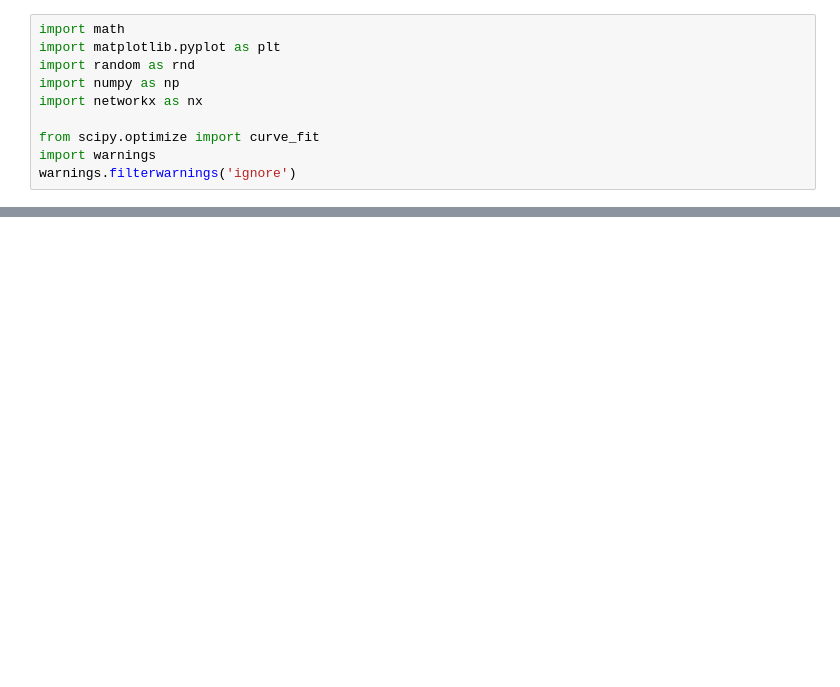
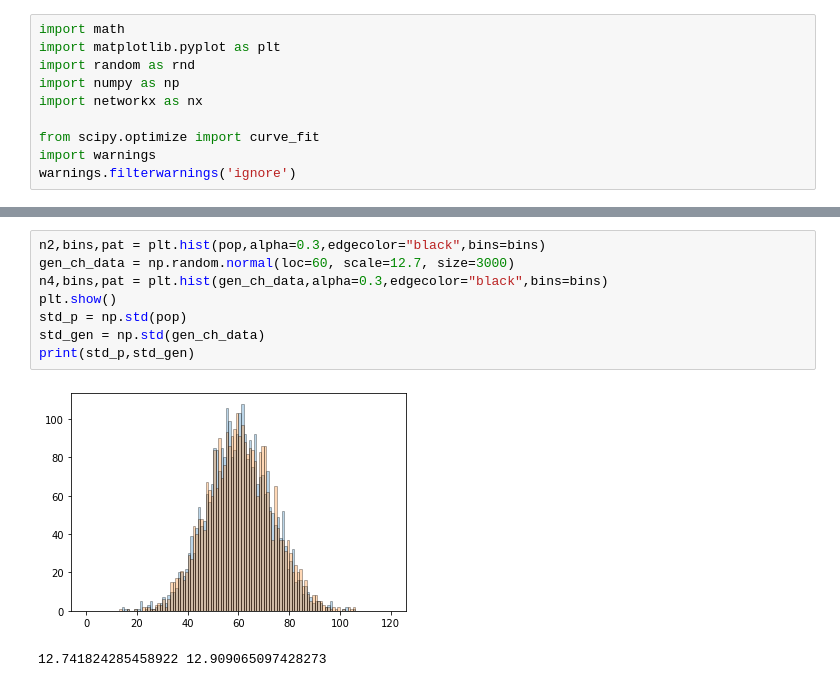
Before and after one commit to ric-colasanti/Flocking, a Jupyter notebook: 1d_flock_random.ipynb, the cells around one changed output, grey strips where cells are left out. Saved outputs shown, nothing was run; the diff lists cells and outputs as text; blank space fills up the shorter version.

Commit message:
diffusion generate normal distribution

```diff
--- a/1d_flock_random.ipynb
+++ b/1d_flock_random.ipynb
@@ -110,0 +40,11 @@ print(np.mean(data2),np.std(data2))
+# %%
+n2,bins,pat = plt.hist(pop,alpha=0.3,edgecolor="black",bins=bins)
+gen_ch_data = np.random.normal(loc=60, scale=12.7, size=3000)
+n4,bins,pat = plt.hist(gen_ch_data,alpha=0.3,edgecolor="black",bins=bins)
+plt.show()
+std_p = np.std(pop)
+std_gen = np.std(gen_ch_data)
+print(std_p,std_gen)
+# %% [output]
+[figure, added]
+12.741824285458922 12.909065097428273
```
Also changed, not shown: parts of 14 cells of this notebook.
